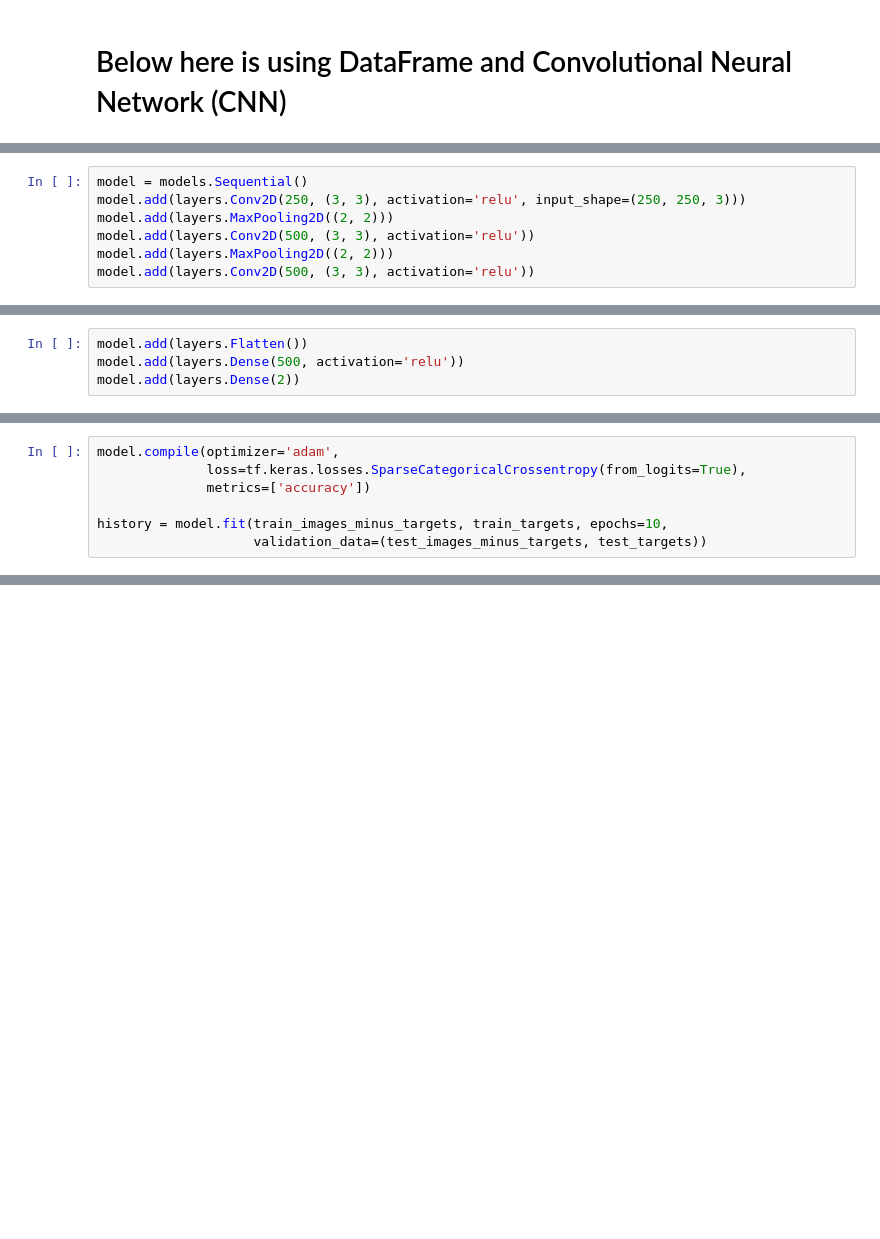
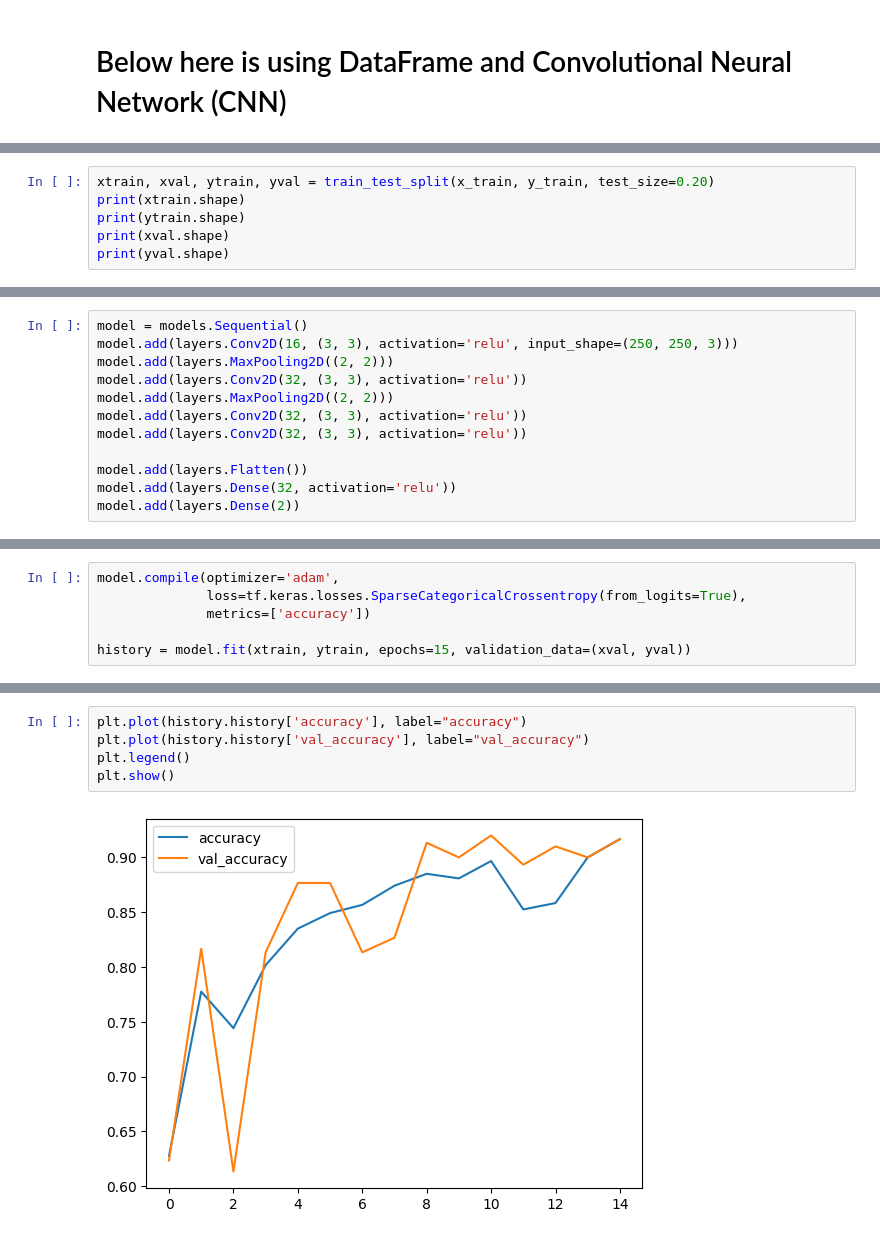
Before and after one commit to james-orion/CS3540-FinalProject, a Jupyter notebook: Fire_Classification.ipynb, the cells around one changed output, grey strips where cells are left out. Drawn from its saved outputs; the diff is of its cells as text; blank space fills up the shorter version.

```diff
--- a/Fire_Classification.ipynb
+++ b/Fire_Classification.ipynb
@@ -117,0 +100,6 @@ test_images_minus_targets = np.reshape(test_images_minus_targets, (500, 250, 250
+# %%
+xtrain, xval, ytrain, yval = train_test_split(x_train, y_train, test_size=0.20)
+print(xtrain.shape)
+print(ytrain.shape)
+print(xval.shape)
+print(yval.shape)
@@ -118,9 +111,14 @@ test_images_minus_targets = np.reshape(test_images_minus_targets, (500, 250, 250
 # %%
 model = models.Sequential()
-model.add(layers.Conv2D(250, (3, 3), activation='relu', input_shape=(250, 250, 3)))
+model.add(layers.Conv2D(16, (3, 3), activation='relu', input_shape=(250, 250, 3)))
 model.add(layers.MaxPooling2D((2, 2)))
-model.add(layers.Conv2D(500, (3, 3), activation='relu'))
+model.add(layers.Conv2D(32, (3, 3), activation='relu'))
 model.add(layers.MaxPooling2D((2, 2)))
-model.add(layers.Conv2D(500, (3, 3), activation='relu'))
+model.add(layers.Conv2D(32, (3, 3), activation='relu'))
+model.add(layers.Conv2D(32, (3, 3), activation='relu'))
+
+model.add(layers.Flatten())
+model.add(layers.Dense(32, activation='relu'))
+model.add(layers.Dense(2))
 # %%
 model.summary()
@@ -127,4 +146,0 @@ model.summary()
-# %%
-model.add(layers.Flatten())
-model.add(layers.Dense(500, activation='relu'))
-model.add(layers.Dense(2))
@@ -135,5 +149,4 @@ model.compile(optimizer='adam',
               loss=tf.keras.losses.SparseCategoricalCrossentropy(from_logits=True),
               metrics=['accuracy'])
 
-history = model.fit(train_images_minus_targets, train_targets, epochs=10,
-                    validation_data=(test_images_minus_targets, test_targets))
+history = model.fit(xtrain, ytrain, epochs=15, validation_data=(xval, yval))
@@ -139,0 +171,7 @@ history = model.fit(train_images_minus_targets, train_targets, epochs=10,
+# %%
+plt.plot(history.history['accuracy'], label="accuracy")
+plt.plot(history.history['val_accuracy'], label="val_accuracy")
+plt.legend()
+plt.show()
+# %% [output]
+[figure, added]
```
Also changed, not shown: parts of 12 cells of this notebook.
